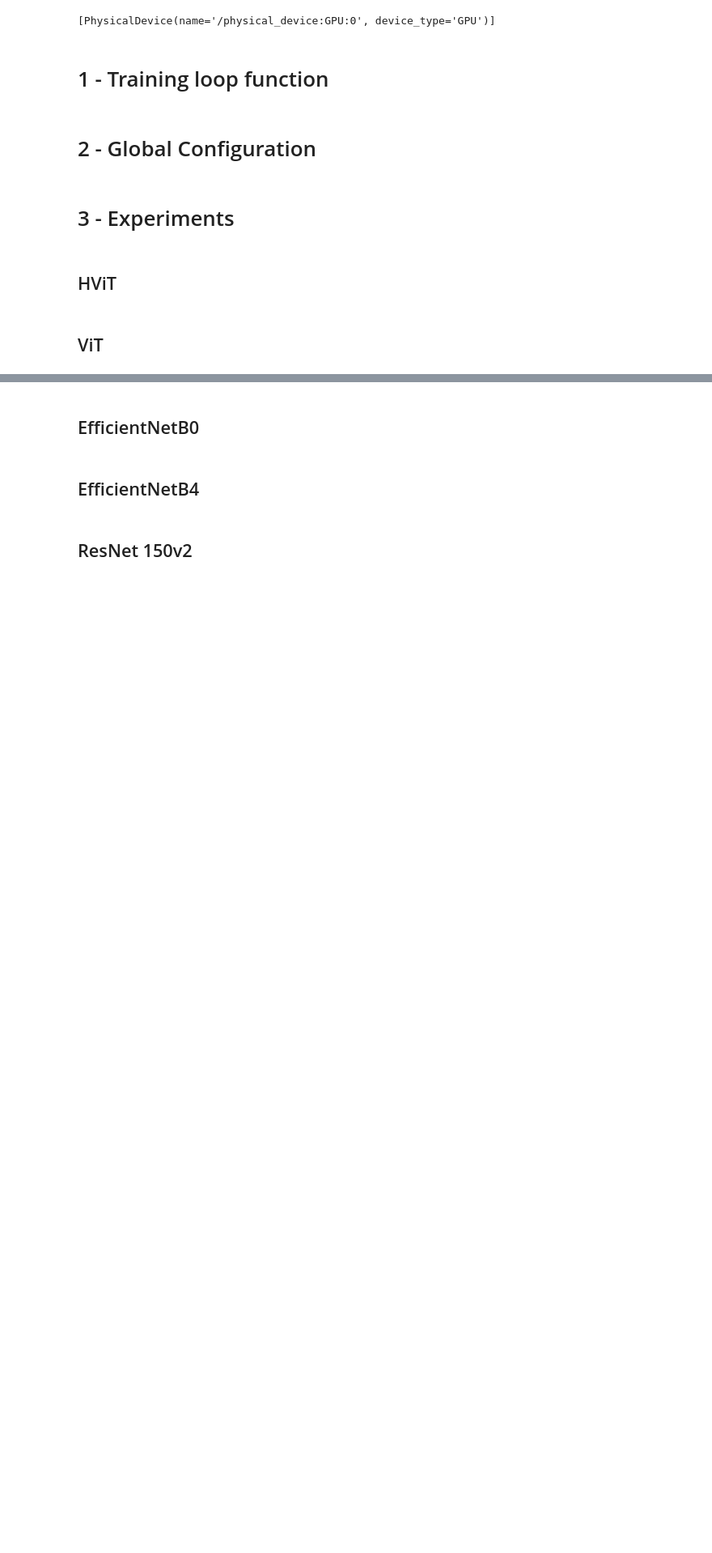
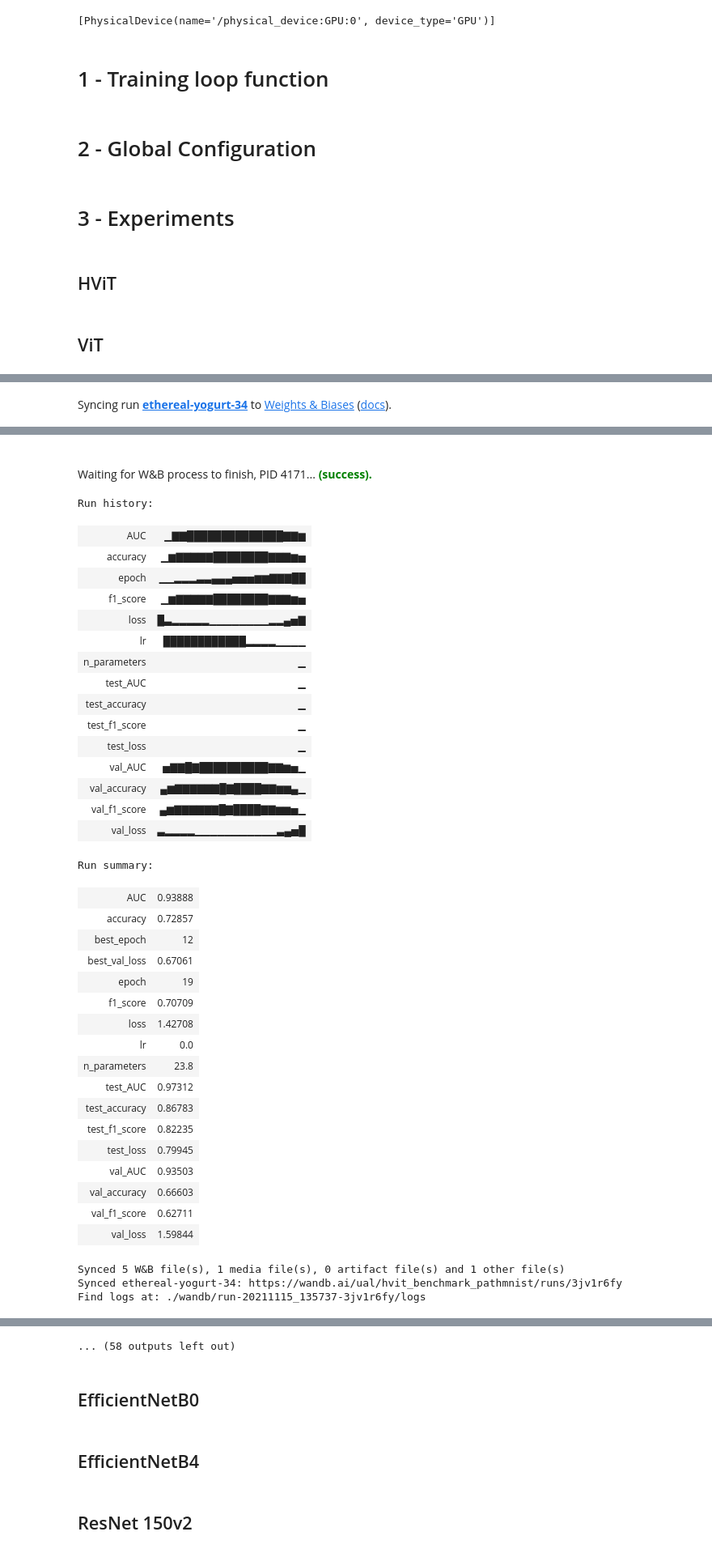
Before and after one commit to hedrergudene/SCViT, a Jupyter notebook: MedMNIST.ipynb, the cells around one changed output, grey strips where cells are left out. Shown at 81% size. Drawn from its saved outputs; the diff is of its cells as text; code cells hidden in the pictures; blank space fills up the shorter version.

```diff
--- a/MedMNIST.ipynb
+++ b/MedMNIST.ipynb
@@ -255,13 +255,14 @@ def run_WB_experiment(WB_KEY:str,
 # Config
 # 'pneumoniamnist','breastmnist'
 #datasets = ['octmnist','tissuemnist','pathmnist','dermamnist','bloodmnist', 'organamnist', 'organcmnist', 'organsmnist']
-datasets = ['bloodmnist']
+datasets = ['pathmnist','dermamnist']
+#datasets = ['bloodmnist']
 #datasets = ['macula']
 
 batch_size = 64
 epochs = 100
 es_patience = 7
-seed = 7853
+seed = 785345
 verbose=1
 learning_rate = 0.0001
 weight_decay = 0.0001
@@ -402,7 +403,7 @@ for data_flag in datasets:
                   'drop_attn':0.2,
                   'drop_proj':0.2,
                   'drop_linear':0.4,
-                  'projection_dim' : 3*16
+                  'projection_dim' : 3*64
                   }
     else:
         if data_flag == 'cifar100':
@@ -418,7 +419,7 @@ for data_flag in datasets:
                       'drop_attn':0.2,
                       'drop_proj':0.2,
                       'drop_linear':0.4,
-                      'projection_dim' : 3*16
+                      'projection_dim' : 3*64
                       }
         else:
             n_classes = 4
@@ -461,3 +462,4 @@ for data_flag in datasets:
                           resize=img_size,
                           es_patience=es_patience,
                           )
+# %% [output]
@@ -463,0 +476 @@ for data_flag in datasets:
+Syncing run ethereal-yogurt-34 to Weights & Biases (docs).
@@ -463,0 +494,38 @@ for data_flag in datasets:
+Waiting for W&B process to finish, PID 4171... (success).
+Run history:
+| AUC | ▁▇▇██████████████▇▇▆ |
+| accuracy | ▁▆▇▇▇▇▇████████▇▇▇▆▅ |
+| epoch | ▁▁▂▂▂▃▃▄▄▄▅▅▅▆▆▇▇▇██ |
+| f1_score | ▁▆▇▇▇▇▇████████▇▇▇▆▅ |
+| loss | █▃▂▂▂▂▂▁▁▁▁▁▁▁▁▂▂▄▅▇ |
+| lr | ████████████▂▂▂▂▁▁▁▁ |
+| n_parameters | ▁ |
+| test_AUC | ▁ |
+| test_accuracy | ▁ |
+| test_f1_score | ▁ |
+| test_loss | ▁ |
+| val_AUC | ▅▇▇█▇██████████▇▇▆▅▁ |
+| val_accuracy | ▄▆▇▇▇▇▇▇█▇████▇▇▆▆▄▁ |
+| val_f1_score | ▄▆▇▇▇▇▇▇█▇████▇▇▆▆▅▁ |
+| val_loss | ▃▂▂▂▂▁▁▁▁▁▁▁▁▁▁▁▃▄▅█ |
+Run summary:
+| AUC | 0.93888 |
+| accuracy | 0.72857 |
+| best_epoch | 12 |
+| best_val_loss | 0.67061 |
+| epoch | 19 |
+| f1_score | 0.70709 |
+| loss | 1.42708 |
+| lr | 0.0 |
+| n_parameters | 23.8 |
+| test_AUC | 0.97312 |
+| test_accuracy | 0.86783 |
+| test_f1_score | 0.82235 |
+| test_loss | 0.79945 |
+| val_AUC | 0.93503 |
+| val_accuracy | 0.66603 |
+| val_f1_score | 0.62711 |
+| val_loss | 1.59844 |
+Synced 5 W&B file(s), 1 media file(s), 0 artifact file(s) and 1 other file(s)
+Synced ethereal-yogurt-34: https://wandb.ai/ual/hvit_benchmark_pathmnist/runs/3jv1r6fy
+Find logs at: ./wandb/run-20211115_135737-3jv1r6fy/logs
@@ -464,3 +534,4 @@ for data_flag in datasets:
+... (58 outputs left out)
 # %% [markdown]
 ## EfficientNetB0
 # %%
```
Also changed, not shown: parts of 3 cells of this notebook.
